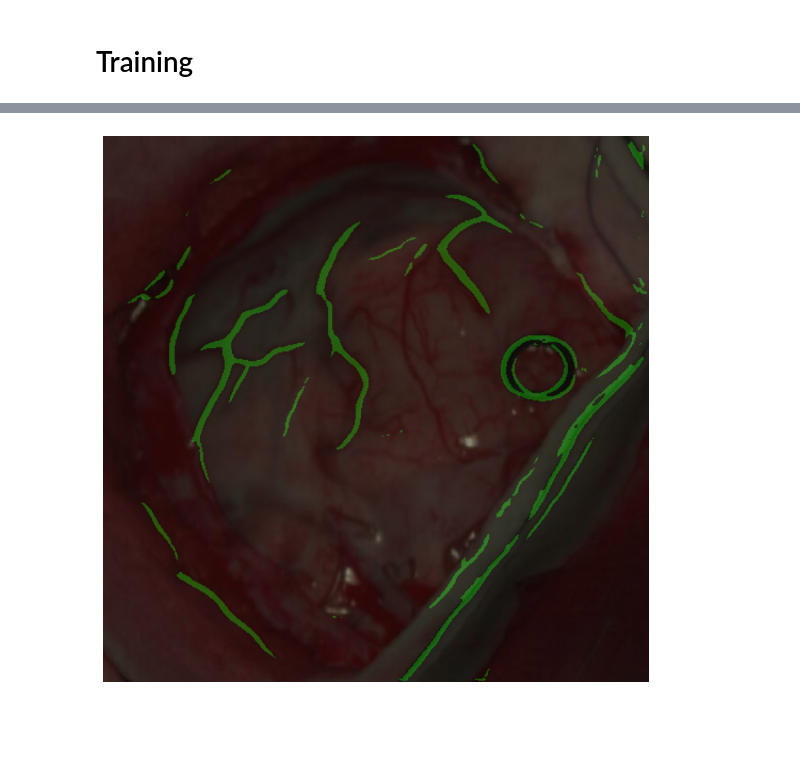
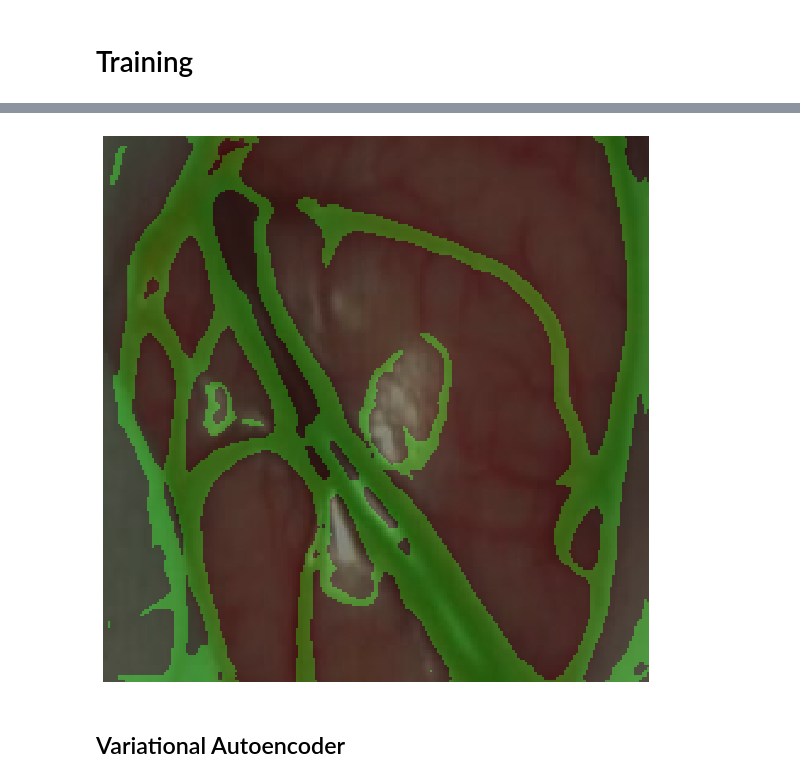
Before and after one commit to TimMachTUM/hsi-brain-segmentation, a Jupyter notebook: brain-segmentation.ipynb, the cells around one changed output, grey strips where cells are left out. Saved outputs shown, nothing was run; the diff lists cells and outputs as text; code cells hidden in the pictures; blank space fills up the shorter version.

```diff
--- a/brain-segmentation.ipynb
+++ b/brain-segmentation.ipynb
@@ -1,27 +1,32 @@
 # %% [markdown]
 # Dataset
 # %%
-import os
-import spectral
 import numpy as np
 import segmentation_models_pytorch as smp
 import torch
 from torch.utils.data import DataLoader, Subset
 from dataset import HSIDataset
+from torchvision.transforms import v2
 
 path = '../../home/ivan/HELICoiD/HSI_Human_Brain_Database_IEEE_Access/'
 
 dataset = HSIDataset(path)
 dataset.normalize_dataset()
 
-train_indices = list(range(0, 19))
-val_indices = list(range(19, 24))
-test_indices = list(range(24, 36))
+# Segmentation Model Split
+# train_indices = list(range(0, 19))
+# val_indices = list(range(19, 24))
+# test_indices = list(range(24, 36))
+
+# Autoencoder Split
+train_indices = list(range(0, 33))
+val_indices = list(range(33, 35))
+test_indices = list(range(35, 36))
 
 trainset = Subset(dataset, train_indices)
 valset = Subset(dataset, val_indices)
 testset = Subset(dataset, test_indices)
 
-trainloader = DataLoader(trainset, batch_size=2, shuffle=False)
+trainloader = DataLoader(trainset, batch_size=2, shuffle=True)
 validationloader = DataLoader(valset, batch_size=2, shuffle=False)
 testloader = DataLoader(testset, batch_size=2, shuffle=False)
@@ -146,19 +226,18 @@ show_overlay(model, testset[0], device)
 # %%
 from autoencoder import model_pipeline_autoencoder, Autoencoder
 import torch.nn as nn
-
-
+from torchsummary import summary
 
 config = {
-    'model': 'autoencoder',
+    'model': 'autoencoder-3-channels-with-normalized-cropped-data',
     'learning_rate': 0.001,
     'epochs': 10,
-    'batch_size': 2,
+    'batch_size': trainloader.batch_size,
     'optimizer': 'Adam',
     'criterion': 'MSELoss',
 }
 
-autoencoder = Autoencoder()
+autoencoder = Autoencoder(output_channels=3)
 criterion = nn.MSELoss()
 optimizer = torch.optim.Adam(autoencoder.parameters(), lr=config['learning_rate'])
 device = torch.device('cuda:0' if torch.cuda.is_available() else 'cpu')
@@ -219,18 +302,22 @@ Run summary:
 # %%
 from HSI_Net import CombinedModel
 from segmentation_util import predict, show_overlay
 from autoencoder import Autoencoder
 import segmentation_models_pytorch as smp
+import matplotlib.pyplot as plt
 
-autoencoder = Autoencoder()
-autoencoder.load_state_dict(torch.load('./models/autoencoder_epoch10.pth'))
-segmenter = smp.Unet('resnet101', in_channels=1, classes=1)
-segmenter.load_state_dict(torch.load('./models/Unet-Resnet101-512x512_epoch10.pth'))
 device = ('cuda:0' if torch.cuda.is_available() else 'cpu')
+autoencoder = Autoencoder(output_channels=1)
+autoencoder.load_state_dict(torch.load('./models/autoencoder-single-channel-with-normalized-cropped-data.pth'))
+autoencoder.to(device)
+autoencoder.eval()
+
+segmenter = smp.Unet('resnet152', in_channels=1, classes=1)
+segmenter.load_state_dict(torch.load('./models/Unet-resnet152-512x512-augmented-with-random-crops_epoch10.pth'))
 
 model = CombinedModel(autoencoder.encoder, segmenter)
 show_overlay(model, testset[0], device)
-# autoencoder = Autoencoder()
-# autoencoder.load_state_dict(torch.load('./models/autoencoder_epoch8.pth'))
 # %% [output]
-[figure, old version]
+[figure, new version]
+# %% [markdown]
+## Variational Autoencoder
```
Also changed, not shown: parts of 12 cells of this notebook.
